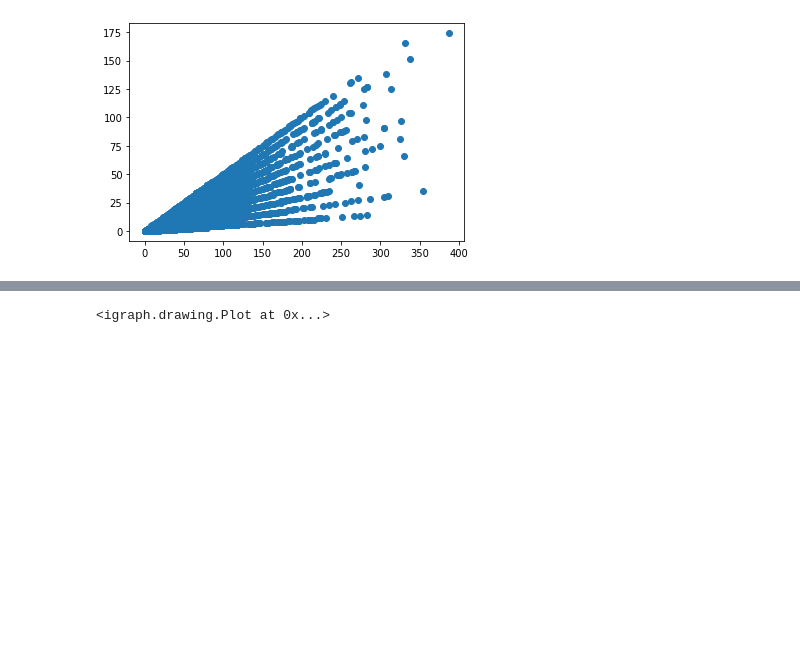
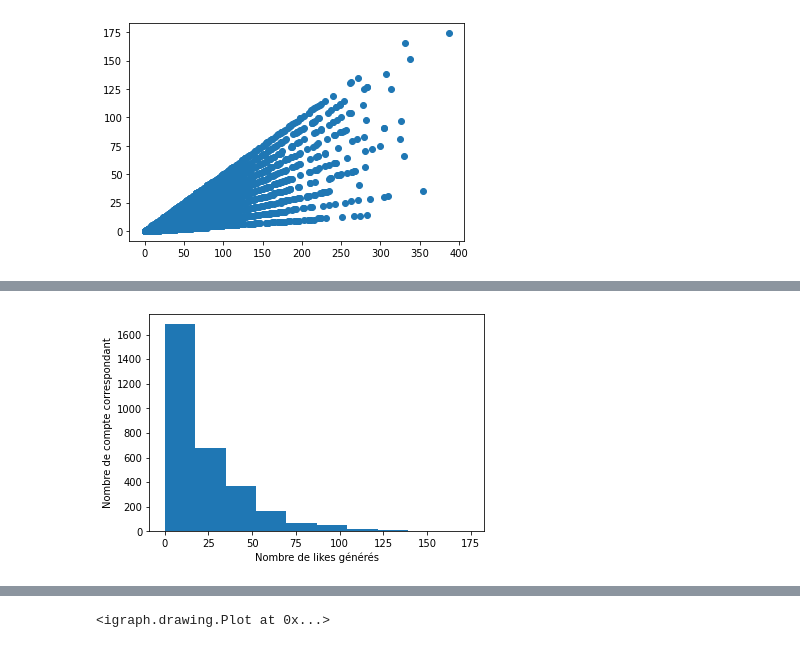
Before and after one commit to Ouma487/Viral-Marketing, a Jupyter notebook: main_jupyter.ipynb, the cells around one changed output, grey strips where cells are left out. Cells and saved outputs as stored; diff of their text form; code cells hidden in the pictures; blank space fills up the shorter version.

```diff
--- a/main_jupyter.ipynb
+++ b/main_jupyter.ipynb
@@ -29,0 +34,4 @@ plot_like_views()
+# %%
+plot_histo_follow_user()
+# %% [output]
+[figure, added]
```
Also changed, not shown: parts of 7 cells of this notebook, 2 other files.
